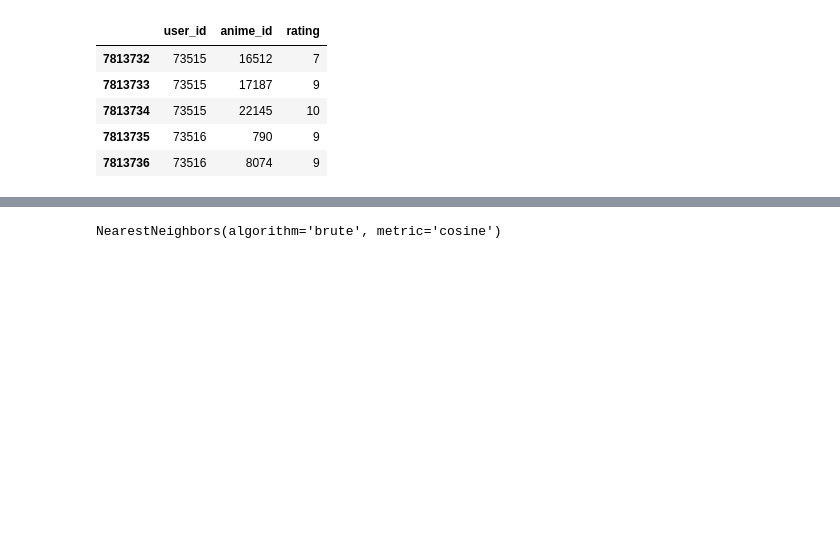
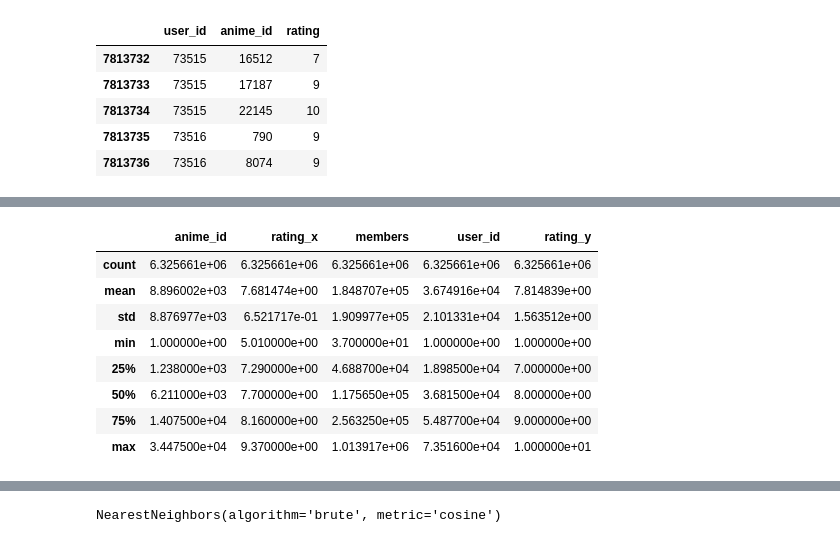
Before and after one commit to DevNerds2020/imdb-recommender-system, a Jupyter notebook: main.ipynb, the cells around one changed output, grey strips where cells are left out. Saved outputs shown, nothing was run; the diff lists cells and outputs as text; code cells hidden in the pictures; blank space fills up the shorter version.

```diff
--- a/main.ipynb
+++ b/main.ipynb
@@ -43,3 +69,15 @@ merged_data.head()
 | 2 | 32281 | Kimi no Na wa. | Drama, Romance, School, Supernatural | Movie | 1 | 9.37 | 200630 | 244 | 10 |
 | 3 | 32281 | Kimi no Na wa. | Drama, Romance, School, Supernatural | Movie | 1 | 9.37 | 200630 | 271 | 10 |
 | 4 | 32281 | Kimi no Na wa. | Drama, Romance, School, Supernatural | Movie | 1 | 9.37 | 200630 | 322 | 10 |
+# %%
+merged_data.describe()
+# %% [output]
+|  | anime_id | rating_x | members | user_id | rating_y |
+| count | 6.325661e+06 | 6.325661e+06 | 6.325661e+06 | 6.325661e+06 | 6.325661e+06 |
+| mean | 8.896002e+03 | 7.681474e+00 | 1.848707e+05 | 3.674916e+04 | 7.814839e+00 |
+| std | 8.876977e+03 | 6.521717e-01 | 1.909977e+05 | 2.101331e+04 | 1.563512e+00 |
+| min | 1.000000e+00 | 5.010000e+00 | 3.700000e+01 | 1.000000e+00 | 1.000000e+00 |
+| 25% | 1.238000e+03 | 7.290000e+00 | 4.688700e+04 | 1.898500e+04 | 7.000000e+00 |
+| 50% | 6.211000e+03 | 7.700000e+00 | 1.175650e+05 | 3.681500e+04 | 8.000000e+00 |
+| 75% | 1.407500e+04 | 8.160000e+00 | 2.563250e+05 | 5.487700e+04 | 9.000000e+00 |
+| max | 3.447500e+04 | 9.370000e+00 | 1.013917e+06 | 7.351600e+04 | 1.000000e+01 |
```
Also changed, not shown: parts of 23 cells of this notebook, 2 other files.
